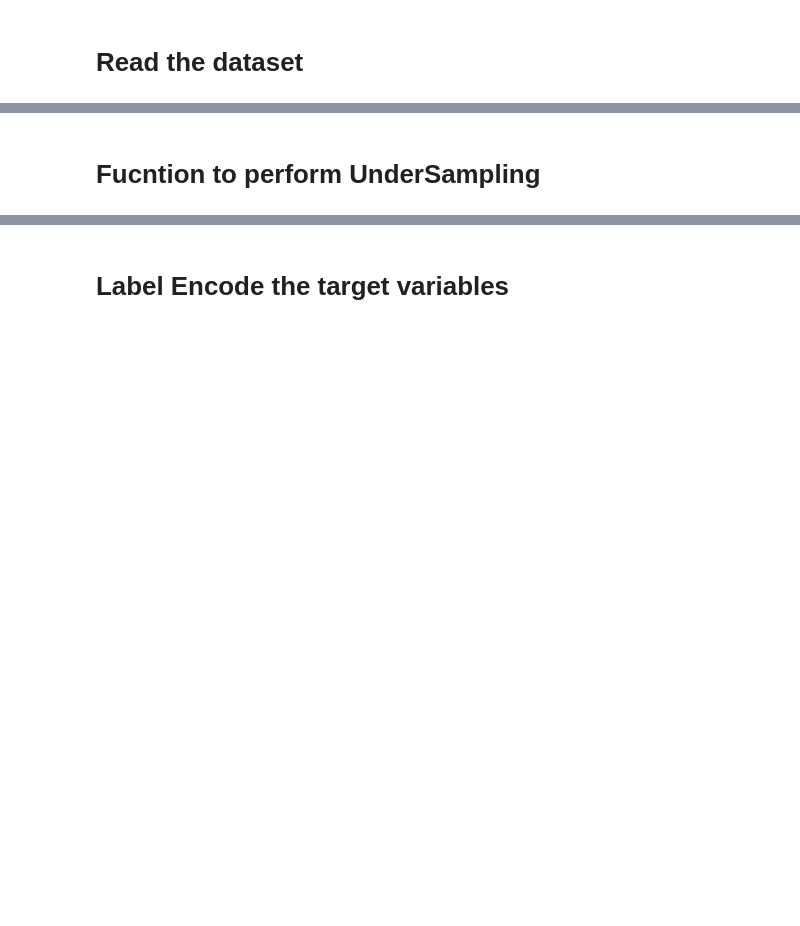
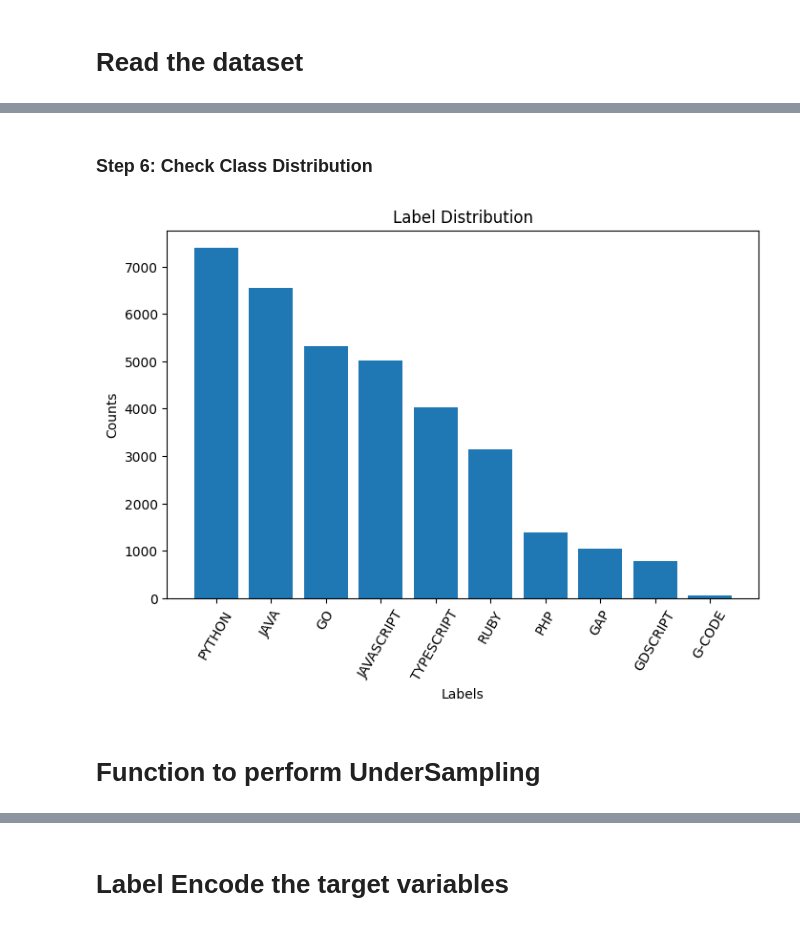
Before and after one commit to kiranbaby14/Analysis-of-GAP-programming-practices-on-GitHub, a Jupyter notebook: notebooks/DL_pytorch.ipynb, the cells around one changed output, grey strips where cells are left out. Cells and saved outputs as stored; diff of their text form; code cells hidden in the pictures; blank space fills up the shorter version.

```diff
--- a/notebooks/DL_pytorch.ipynb
+++ b/notebooks/DL_pytorch.ipynb
@@ -129,5 +180,20 @@ df = pd.read_csv("../data/data_files.csv", encoding= 'unicode_escape') # read th
+# %% [markdown]
+### Step 6: Check Class Distribution
+# %%
+# Get the counts of unique labels within a column
+label_counts = df['Name'].value_counts()
+
+plt.figure(figsize=(8, 5))
+plt.bar(label_counts.index, label_counts.values)
+plt.xlabel('Labels')
+plt.ylabel('Counts')
+plt.xticks(rotation=60)
+plt.title('Label Distribution')
+plt.show()
+# %% [output]
+[figure, added]
 # %% [markdown]
-# Fucntion to perform UnderSampling
+# Function to perform UnderSampling
 # %%
 def reduce_dataset(df):
     labels = df["Name"].unique()
```
Also changed, not shown: parts of 32 cells of this notebook, 3 other files.
